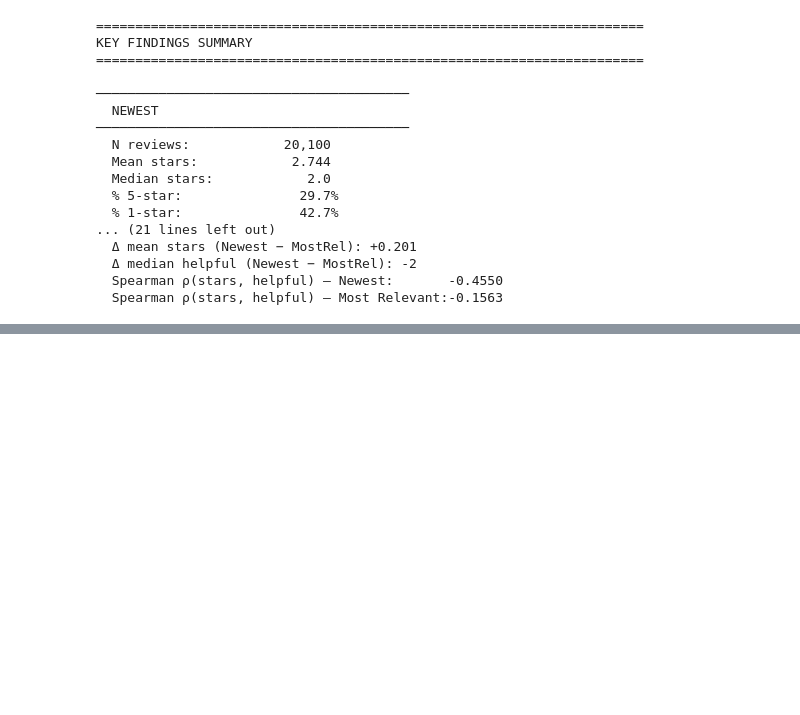
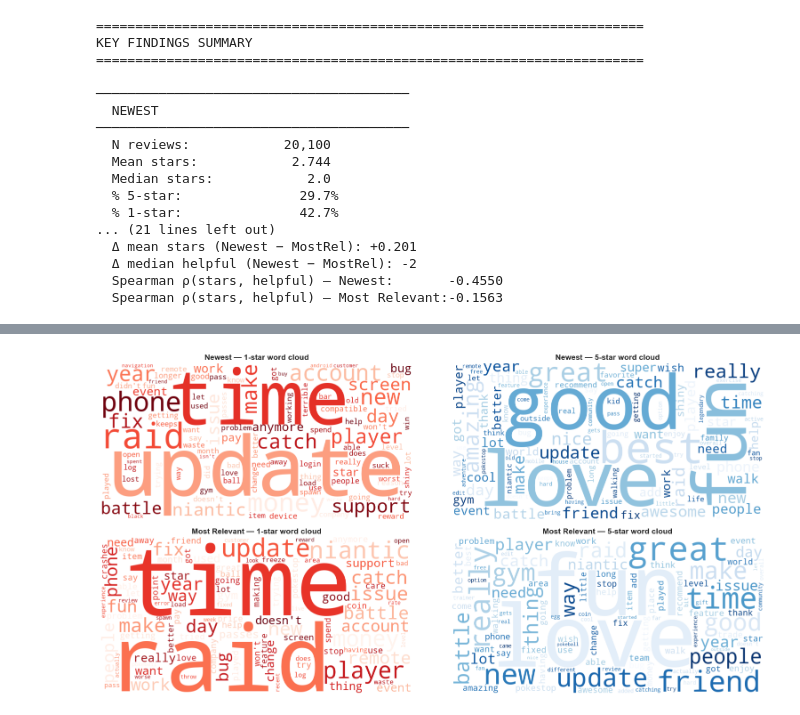
Before and after one commit to hawk-s/tourism_marketing_data, a Jupyter notebook: analysis/analysis.ipynb, the cells around one changed output, grey strips where cells are left out. Cells and saved outputs as stored; diff of their text form; code cells hidden in the pictures; blank space fills up the shorter version.

```diff
--- a/analysis/analysis.ipynb
+++ b/analysis/analysis.ipynb
@@ -740,0 +879,29 @@ KEY FINDINGS SUMMARY
+# %%
+# Word clouds: 1-star and 5-star reviews per dataset
+fig, axes = plt.subplots(2, 2, figsize=(16, 8))
+
+for ds_i, (label, df_) in enumerate(datasets):
+    for tier_i, (tier_name, star_val, wc_color) in enumerate([
+        ("1-star", 1, "Reds"),
+        ("5-star", 5, "Blues"),
+    ]):
+        texts = " ".join(
+            df_.loc[df_["stars"] == star_val, "review_text"].fillna("").str.lower().tolist()
+        )
+        wc = WordCloud(
+            width=800, height=400,
+            background_color="white",
+            stopwords=EXTRA_STOPS,
+            colormap=wc_color,
+            max_words=100,
+            collocations=False,
+        ).generate(texts)
+        axes[ds_i, tier_i].imshow(wc, interpolation="bilinear")
+        axes[ds_i, tier_i].axis("off")
+        axes[ds_i, tier_i].set_title(f"{label} — {tier_name} word cloud", fontweight="bold")
+
+plt.tight_layout()
+plt.savefig("word_clouds.png", dpi=150, bbox_inches="tight")
+plt.show()
+# %% [output]
+[figure, added]
```
Also changed, not shown: parts of 19 cells of this notebook, 6 other files.
